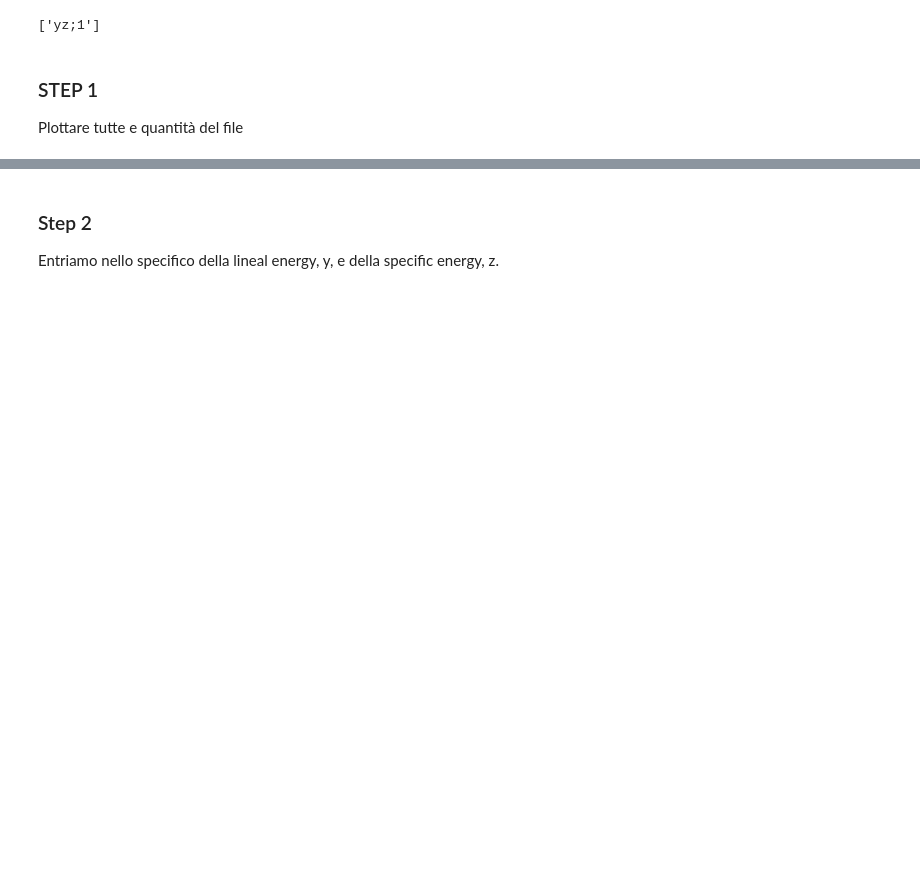
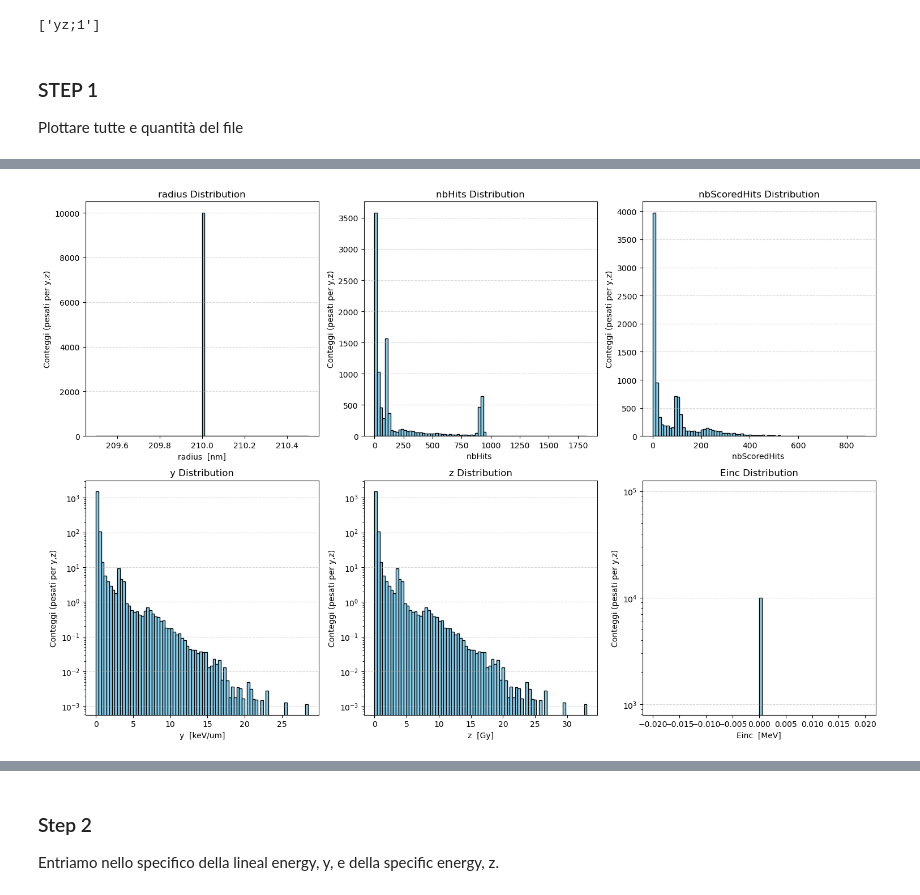
Before and after one commit to michelepascazio28-dot/Rame, a Jupyter notebook: Analysis.ipynb, the cells around one changed output, grey strips where cells are left out. Cells and saved outputs as stored; diff of their text form; code cells hidden in the pictures; blank space fills up the shorter version.

```diff
--- a/Analysis.ipynb
+++ b/Analysis.ipynb
@@ -63,0 +106,36 @@ plt.show()
+# %%
+import matplotlib.pyplot as plt
+import numpy as np
+
+# 1. CALCOLO PESI (Una sola volta)
+# Se nbScoredHits è > 0, il peso è 1/nbScoredHits, altrimenti è 0
+df['weight'] = np.where(df['nbScoredHits'] > 0, 1.0 / df['nbScoredHits'], 0.0)
+
+# 2. DEFINIZIONE DELLE COLONNE E RANGE (Puoi personalizzare i range qui)
+cols_to_plot = ['radius', 'nbHits', 'nbScoredHits', 'y', 'z', 'Einc']
+
+# 3. PLOTTING
+fig, axes = plt.subplots(nrows=2, ncols=3, figsize=(15, 10))
+axes = axes.flatten()
+
+for i, col in enumerate(cols_to_plot):
+    # Applichiamo il peso SOLO se la colonna è 'y' o 'z'
+    current_weights = df['weight'] if col in ['y', 'z'] else None
+
+    # Decidiamo la scala logaritmica (opzionale, basato sui tuoi dati)
+    is_log = col in ['y', 'z', 'Einc']
+
+    # Plot dell'istogramma
+    axes[i].hist(df[col], bins=80, range=custom_ranges.get(col),
+                 color='skyblue', edgecolor='black', log=is_log,
+                 weights=current_weights)
+
+    axes[i].set_title(f'{col} Distribution')
+    axes[i].set_xlabel(f'{col} {units.get(col, "")}')
+    axes[i].set_ylabel('Conteggi (pesati per y,z)')
+    axes[i].grid(axis='y', linestyle='--', alpha=0.5)
+
+plt.tight_layout()
+plt.show()
+# %% [output]
+[figure, added]
```
Also changed, not shown: parts of 10 cells of this notebook, 1 other file.
